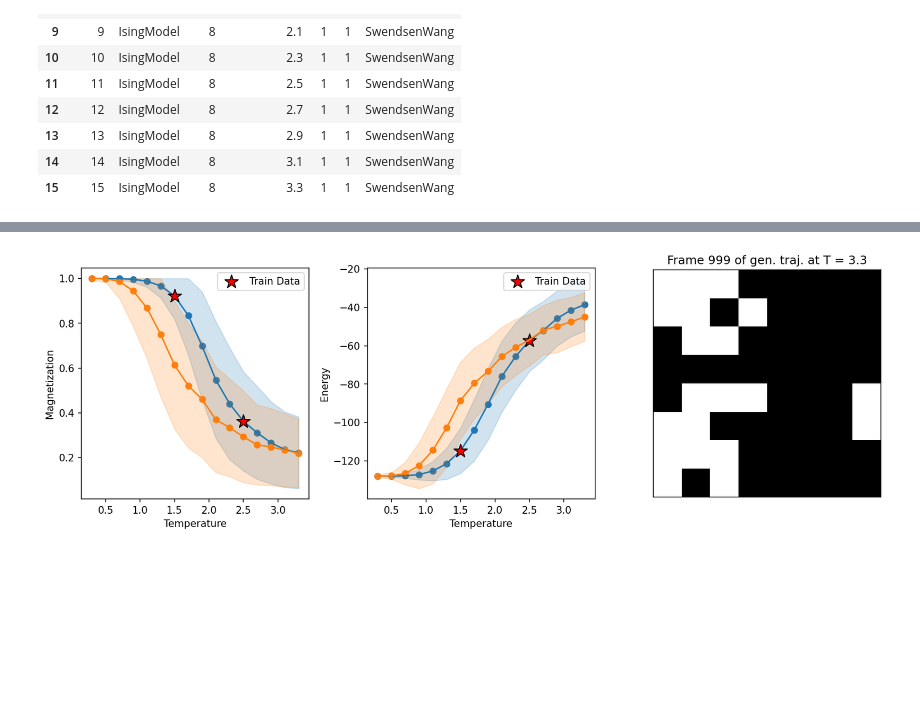
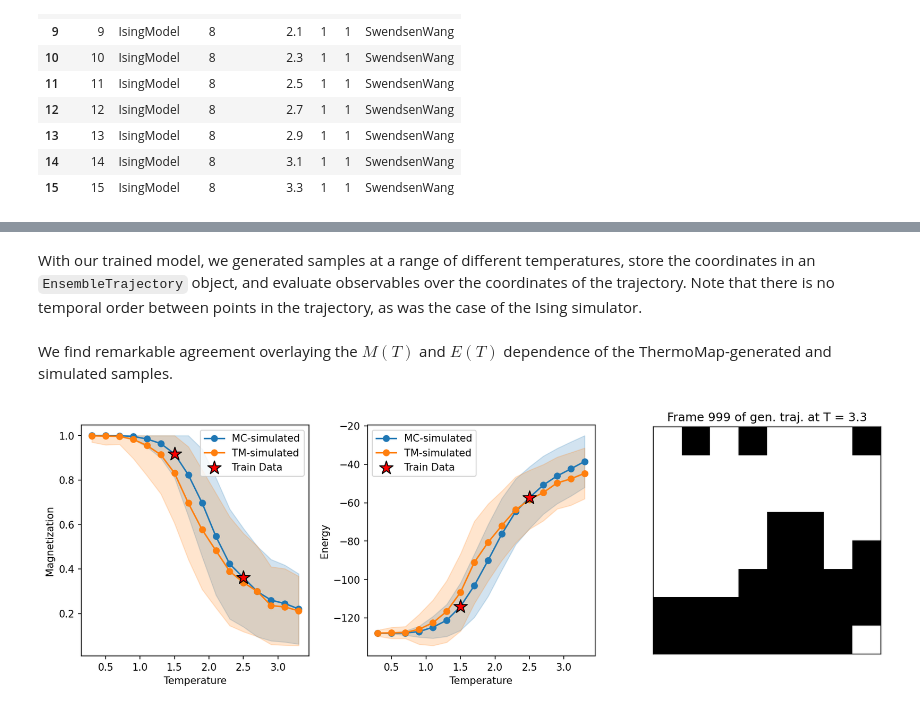
Before and after one commit to lherron2/thermomaps-ising, a Jupyter notebook: thermomaps_ising.ipynb, the cells around one changed output, grey strips where cells are left out. Saved outputs shown, nothing was run; the diff lists cells and outputs as text; code cells hidden in the pictures; blank space fills up the shorter version.

```diff
--- a/thermomaps_ising.ipynb
+++ b/thermomaps_ising.ipynb
@@ -129,16 +200,29 @@ trainer.train(20, loss_type="smooth_l1", batch_size=8)
+# %%
+sampler = SteeredDiffusionSampler(diffusion,
+                                  backbone,
+                                  train_loader,
+                                  prior,
+                                  pred_type='noise', # must be the same as in DiffusionTrainer
+                                  )
+# %% [markdown]
+With our trained model, we generated samples at a range of different temperatures, store the coordinates in an `EnsembleTrajectory` object, and evaluate observables over the coordinates of the trajectory. Note that there is no temporal order between points in the trajectory, as was the case of the Ising simulator.
 # %%
-sampler = SteeredDiffusionSampler(diffusion, backbone, train_loader, sample_dir='/content/samples', pred_type='noise', prior=prior)
-
 trajectories = []
-for temperature in np.arange(0.3, 3.5, 0.2):
+pbar = tqdm(np.arange(0.3, 3.5, 0.2))
+for temperature in pbar:
+  pbar.set_description(f"Generating at T={temperature:.1f}")
   samples = sampler.sample_loop(num_samples=1000, batch_size=1000, temperature=temperature)
-  coords = samples[:,0,:,:].numpy()
+  coords = samples[:,0,:,:].numpy() # take coordinate dimension
+  # binarize
   coords[coords > 0] = 1
   coords[coords < 0] = -1
+
+  # store in trajectory
   trajectory = EnsembleTrajectory(summary=Summary(info="Generated trajectory"),
                                   state_variables=Summary(temperature=temperature),
                                   coordinates=coords)
 
+  # evaluate observables over trajectory coordinates and add to trajectory object
   energy = Energy()
   energy.evaluate(trajectory.coordinates)
 
@@ -153,6 +237,8 @@ generated_M_v_T_mean = {t.state_variables['temperature']: t.observables['magneti
 generated_E_v_T_mean = {t.state_variables['temperature']: t.observables['energy'].quantity.mean() for t in trajectories}
 generated_M_v_T_std = {t.state_variables['temperature']: t.observables['magnetization'].quantity.std() for t in trajectories}
 generated_E_v_T_std = {t.state_variables['temperature']: t.observables['energy'].quantity.std() for t in trajectories}
+# %% [markdown]
+We find remarkable agreement overlaying the $M(T)$ and $E(T)$ dependence of the ThermoMap-generated and simulated samples.
 # %%
 # Vary these to view different trajectories/configurations
 trajectory_idx = -1
@@ -164,53 +250,53 @@ default_orange = plt.rcParams['axes.prop_cycle'].by_key()['color'][1]
 fig, (ax1, ax2, ax3) = plt.subplots(1, 3, figsize=(12, 4), dpi=150)
 
 # Plot the simulated ising data
-ax1.plot(list(simulated_M_v_T_mean.keys()), list(simulated_M_v_T_mean.values()), c=default_blue)
-ax1.scatter(list(simulated_M_v_T_mean.keys()), list(simulated_M_v_T_mean.values()), c=default_blue)
-ax1.scatter(list(train_M_v_T.keys()), list(train_M_v_T.values()),
-            c='r', marker='*', edgecolors='k', s=200, zorder=2, label='Train Data')
+ax1.plot(list(simulated_M_v_T_mean.keys()), list(simulated_M_v_T_mean.values()), c=default_blue, marker='o', label="MC-simulated")
 ax1.fill_between(list(simulated_M_v_T_mean.keys()),
                  [max(m - s, 0) for m, s in zip(simulated_M_v_T_mean.values(), simulated_M_v_T_std.values())],
                  [min(m + s, 1) for m, s in zip(simulated_M_v_T_mean.values(), simulated_M_v_T_std.values())],
                  alpha=0.2, color=default_blue)
 
 # Plot the generated ising data
-ax1.plot(list(generated_M_v_T_mean.keys()), list(generated_M_v_T_mean.values()), c=default_orange)
-ax1.scatter(list(generated_M_v_T_mean.keys()), list(generated_M_v_T_mean.values()), c=default_orange)
+ax1.plot(list(generated_M_v_T_mean.keys()), list(generated_M_v_T_mean.values()), c=default_orange, marker='o', label="TM-simulated")
 ax1.fill_between(list(simulated_M_v_T_mean.keys()),
                  [max(m - s, 0) for m, s in zip(generated_M_v_T_mean.values(), generated_M_v_T_std.values())],
                  [min(m + s, 1) for m, s in zip(generated_M_v_T_mean.values(), generated_M_v_T_std.values())],
                  alpha=0.2, color=default_orange)
+
+# Plot the training data
+ax1.scatter(list(train_M_v_T.keys()), list(train_M_v_T.values()), c='r', marker='*', edgecolors='k', s=200, zorder=2, label='Train Data')
+
 ax1.set_ylabel('Magnetization')
 ax1.set_xlabel('Temperature')
 
 # Plot the simulated ising data
-ax2.plot(list(simulated_E_v_T_mean.keys()), list(simulated_E_v_T_mean.values()), c=default_blue)
-ax2.scatter(list(simulated_E_v_T_mean.keys()), list(simulated_E_v_T_mean.values()), c=default_blue)
-ax2.scatter(list(train_E_v_T.keys()), list(train_E_v_T.values()),
-            c='r', marker='*', edgecolors='k', s=200, zorder=2, label='Train Data')
+ax2.plot(list(simulated_E_v_T_mean.keys()), list(simulated_E_v_T_mean.values()), c=default_blue, marker='o', label="MC-simulated")
 ax2.fill_between(list(simulated_E_v_T_mean.keys()),
                  [m - s for m, s in zip(simulated_E_v_T_mean.values(), simulated_E_v_T_std.values())],
                  [m + s for m, s in zip(simulated_E_v_T_mean.values(), simulated_E_v_T_std.values())],
                  alpha=0.2, color=default_blue)
 
 # Plot the generated ising data
-ax2.plot(list(generated_E_v_T_mean.keys()), list(generated_E_v_T_mean.values()), c=default_orange)
-ax2.scatter(list(generated_E_v_T_mean.keys()), list(generated_E_v_T_mean.values()), c=default_orange)
+ax2.plot(list(generated_E_v_T_mean.keys()), list(generated_E_v_T_mean.values()), c=default_orange, marker='o', label="TM-simulated")
 ax2.fill_between(list(simulated_E_v_T_mean.keys()),
                  [m - s for m, s in zip(generated_E_v_T_mean.values(), generated_E_v_T_std.values())],
                  [m + s for m, s in zip(generated_E_v_T_mean.values(), generated_E_v_T_std.values())],
                  alpha=0.2, color=default_orange)
+
+# Plot the training data
+ax2.scatter(list(train_E_v_T.keys()), list(train_E_v_T.values()), c='r', marker='*', edgecolors='k', s=200, zorder=2, label='Train Data')
+
 ax2.set_ylabel('Energy')
 ax2.set_xlabel('Temperature')
 
 img = ax3.imshow(trajectories[trajectory_idx].coordinates[frame], aspect='equal', cmap='binary')
-ax3.set_title(f'Frame {range(len(trajectories[trajectory_idx].coordinates))[frame]} of gen. traj. at T = {trajectories[trajectory_idx].state_variables["temperature"]}')
+ax3.set_title(f'Frame {range(len(trajectories[trajectory_idx].coordinates))[frame]} of gen. traj. at T = {round(trajectories[trajectory_idx].state_variables["temperature"], 2)}')
 ax3.set_xticks([])
 ax3.set_yticks([])
 
 ax1.legend()
 ax2.legend()
 plt.tight_layout()
 plt.show()
 # %% [output]
-[figure, old version]
+[figure, new version]
```
Also changed, not shown: parts of 24 cells of this notebook.
